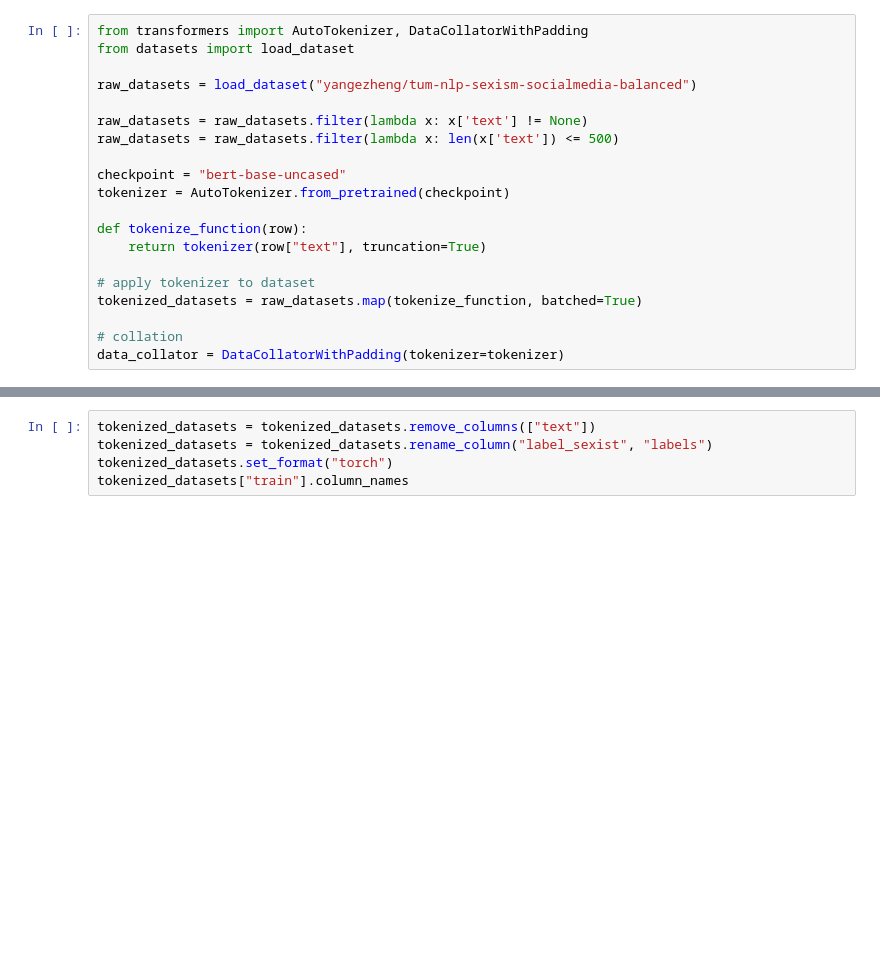
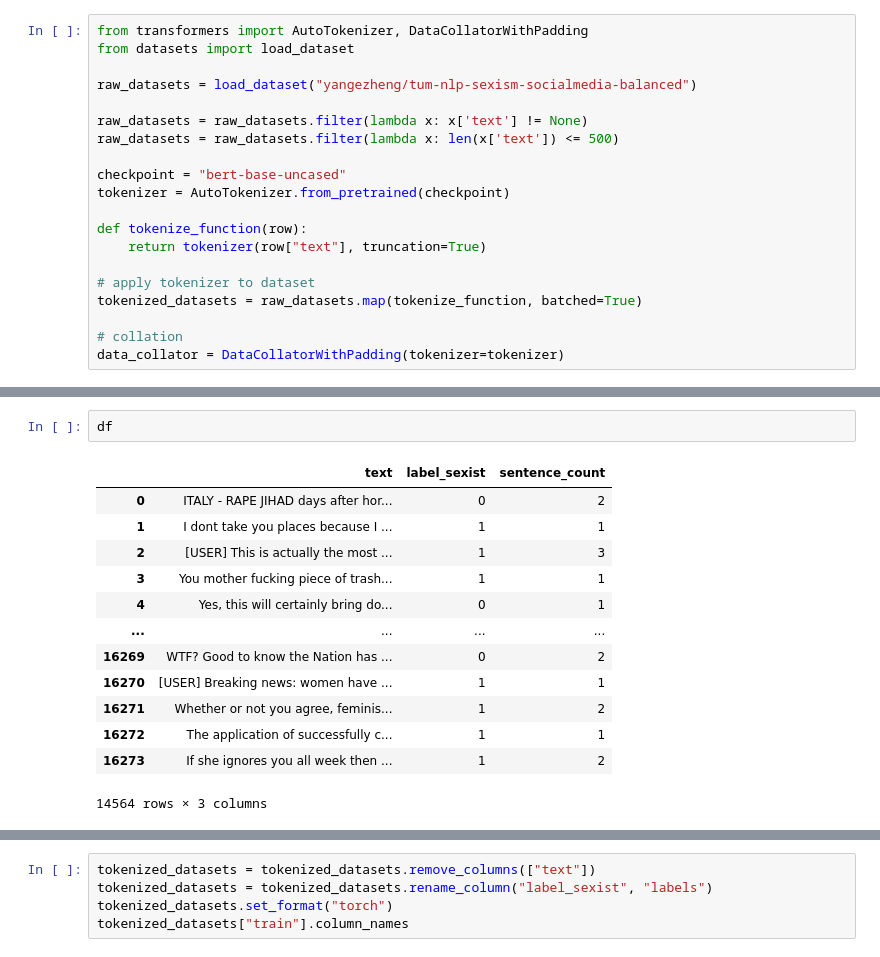
Before and after one commit to yangezheng/chatguardians, a Jupyter notebook: classification/yange/distilbert-base-uncased.ipynb, the cells around one changed output, grey strips where cells are left out. Drawn from its saved outputs; the diff is of its cells as text; blank space fills up the shorter version.

```diff
--- a/classification/yange/distilbert-base-uncased.ipynb
+++ b/classification/yange/distilbert-base-uncased.ipynb
@@ -30,0 +82,16 @@ data_collator = DataCollatorWithPadding(tokenizer=tokenizer)
+# %%
+df
+# %% [output]
+|  | text | label_sexist | sentence_count |
+| 0 | ITALY - RAPE JIHAD days after hor... | 0 | 2 |
+| 1 | I dont take you places because I ... | 1 | 1 |
+| 2 | [USER] This is actually the most ... | 1 | 3 |
+| 3 | You mother fucking piece of trash... | 1 | 1 |
+| 4 | Yes, this will certainly bring do... | 0 | 1 |
+| ... | ... | ... | ... |
+| 16269 | WTF? Good to know the Nation has ... | 0 | 2 |
+| 16270 | [USER] Breaking news: women have ... | 1 | 1 |
+| 16271 | Whether or not you agree, feminis... | 1 | 2 |
+| 16272 | The application of successfully c... | 1 | 1 |
+| 16273 | If she ignores you all week then ... | 1 | 2 |
+14564 rows × 3 columns
```
Also changed, not shown: parts of 14 cells of this notebook.
